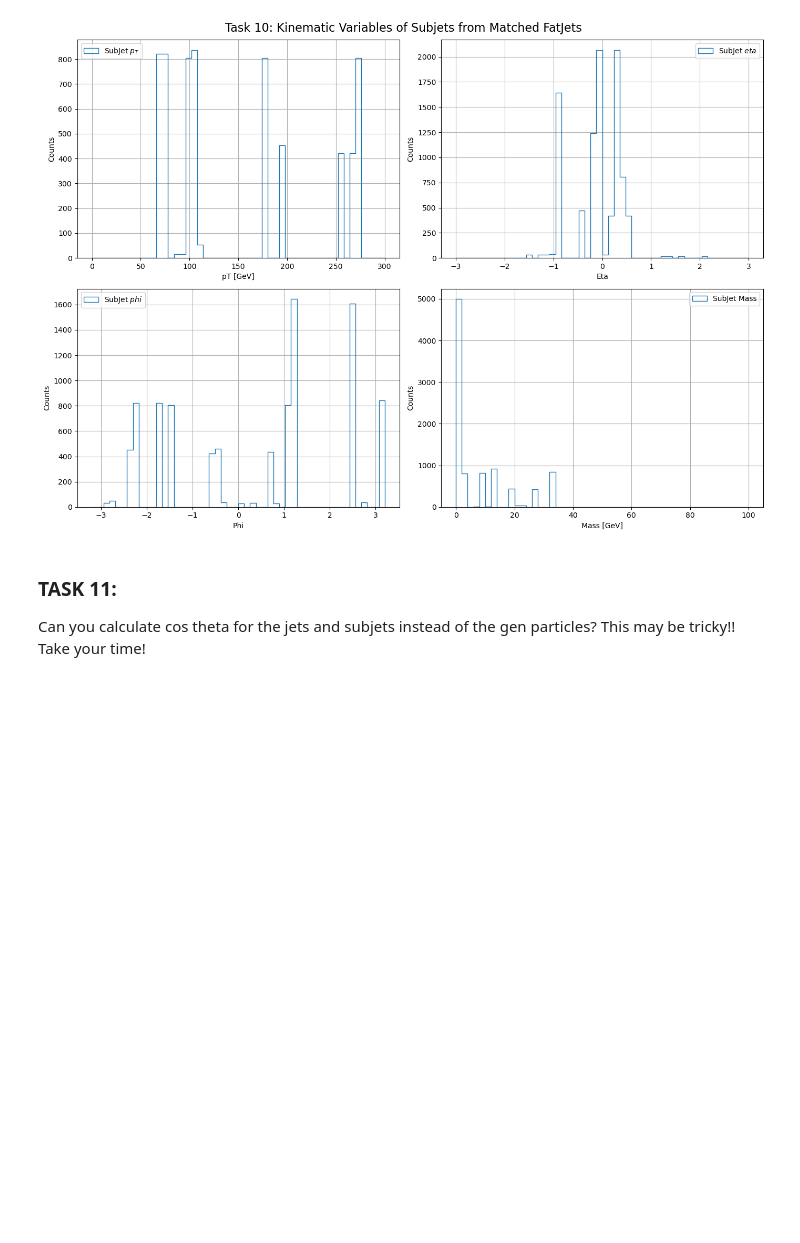
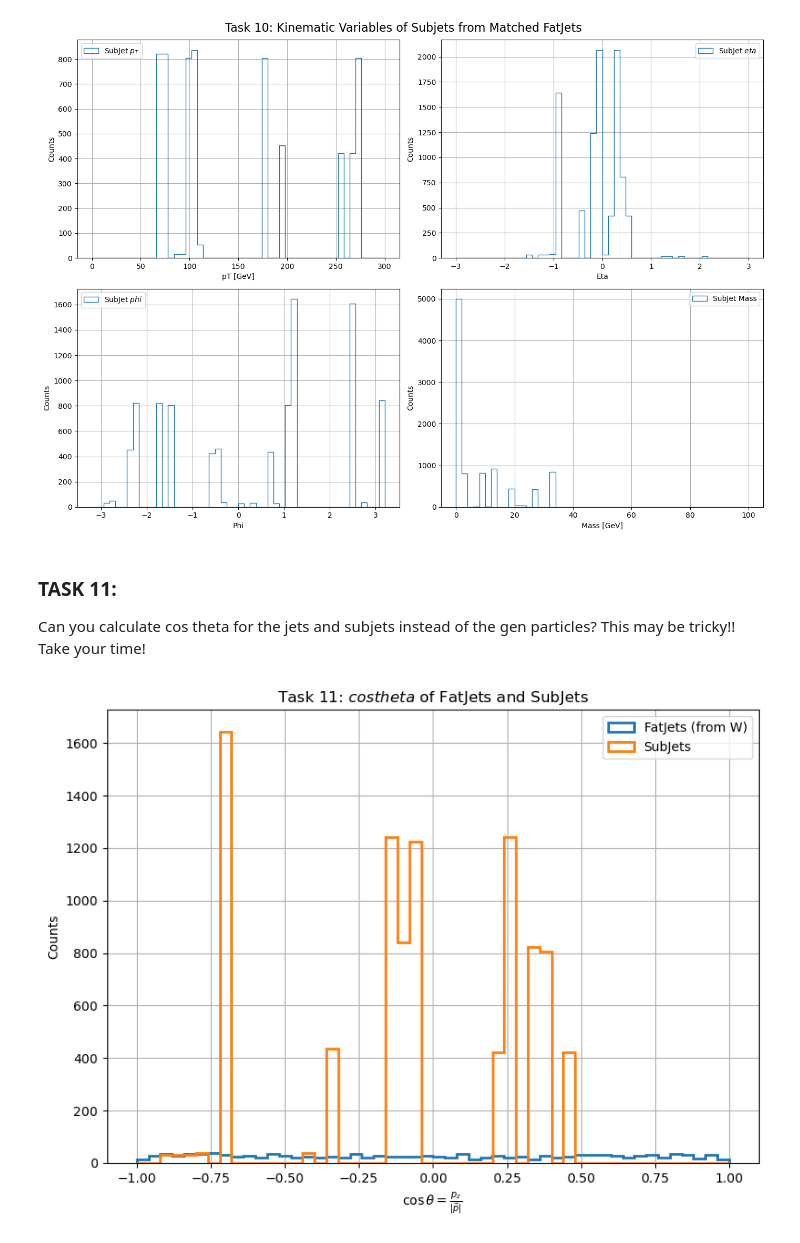
Before and after one commit to aimenobaid/polarization, a Jupyter notebook: resonancesTest_plotVariables.ipynb, the cells around one changed output. Drawn from its saved outputs; the diff is of its cells as text; code cells hidden in the pictures; blank space fills up the shorter version.

```diff
--- a/resonancesTest_plotVariables.ipynb
+++ b/resonancesTest_plotVariables.ipynb
@@ -726,3 +726,80 @@ plt.show()
 ### TASK 11:
 
 Can you calculate cos theta for the jets and subjets instead of the gen particles? This may be tricky!! Take your time!
+# %%
+# --- Step 1: Create vector objects for matched FatJets ---
+matched_fatjets_vec = vector.zip({
+    "pt": matched_fatjets.pt,
+    "eta": matched_fatjets.eta,
+    "phi": matched_fatjets.phi,
+    "mass": matched_fatjets.mass
+})
+
+# --- Step 2: Compute cos(theta) for FatJets: cosθ = pz / |p| ---
+fatjet_pz = ak.ravel(matched_fatjets_vec.pz)
+fatjet_px = ak.ravel(matched_fatjets_vec.px)
+fatjet_py = ak.ravel(matched_fatjets_vec.py)
+fatjet_p = np.sqrt(fatjet_px**2 + fatjet_py**2 + fatjet_pz**2)
+cos_theta_fatjets = fatjet_pz / fatjet_p
+
+
+# --- Step 3: Get subjet indices ---
+subjet1_idx = ak.ravel(matched_fatjets.subJetIdx1)
+subjet2_idx = ak.ravel(matched_fatjets.subJetIdx2)
+
+# --- Step 4: Filter out invalid indices ---
+valid1_mask = subjet1_idx >= 0
+valid2_mask = subjet2_idx >= 0
+
+# --- Step 5: Build all subjets as vectors ---
+all_subjets = vector.zip({
+    "pt": events.SubJet.pt,
+    "eta": events.SubJet.eta,
+    "phi": events.SubJet.phi,
+    "mass": events.SubJet.mass
+})
+
+# --- Step 6: Extract valid subjets ---
+subjets1_raw = all_subjets[subjet1_idx[valid1_mask]]
+subjets2_raw = all_subjets[subjet2_idx[valid2_mask]]
+
+# rewrap
+subjets1 = vector.zip({
+    "pt": subjets1_raw.pt,
+    "eta": subjets1_raw.eta,
+    "phi": subjets1_raw.phi,
+    "mass": subjets1_raw.mass
+})
+
+subjets2 = vector.zip({
+    "pt": subjets2_raw.pt,
+    "eta": subjets2_raw.eta,
+    "phi": subjets2_raw.phi,
+    "mass": subjets2_raw.mass
+})
+
+# --- Step 7:cos(theta) calculator ---
+def compute_cos_theta(vectors):
+    pz = vectors.pz
+    p = np.sqrt(vectors.px**2 + vectors.py**2 + vectors.pz**2)
+    return ak.to_numpy(ak.flatten(vectors.pz / p))
+
+# --- Step 8: Compute cos(theta) for all subjets ---
+cos_theta_subjets = np.concatenate([
+    compute_cos_theta(subjets1),
+    compute_cos_theta(subjets2)
+])
+
+# --- Step 8: Plot ---
+plt.figure(figsize=(8, 6))
+plt.hist(cos_theta_fatjets, bins=50, range=(-1, 1), histtype='step', label='FatJets (from W)', linewidth=2)
+plt.hist(cos_theta_subjets, bins=50, range=(-1, 1), histtype='step', label='SubJets', linewidth=2)
+plt.xlabel(r"$\cos\theta = \frac{p_z}{|\vec{p}|}$")
+plt.ylabel("Counts")
+plt.title("Task 11: $costheta$ of FatJets and SubJets")
+plt.legend()
+plt.grid(True)
+plt.tight_layout()
+plt.show()
+# %% [output]
+[figure, added]
```
